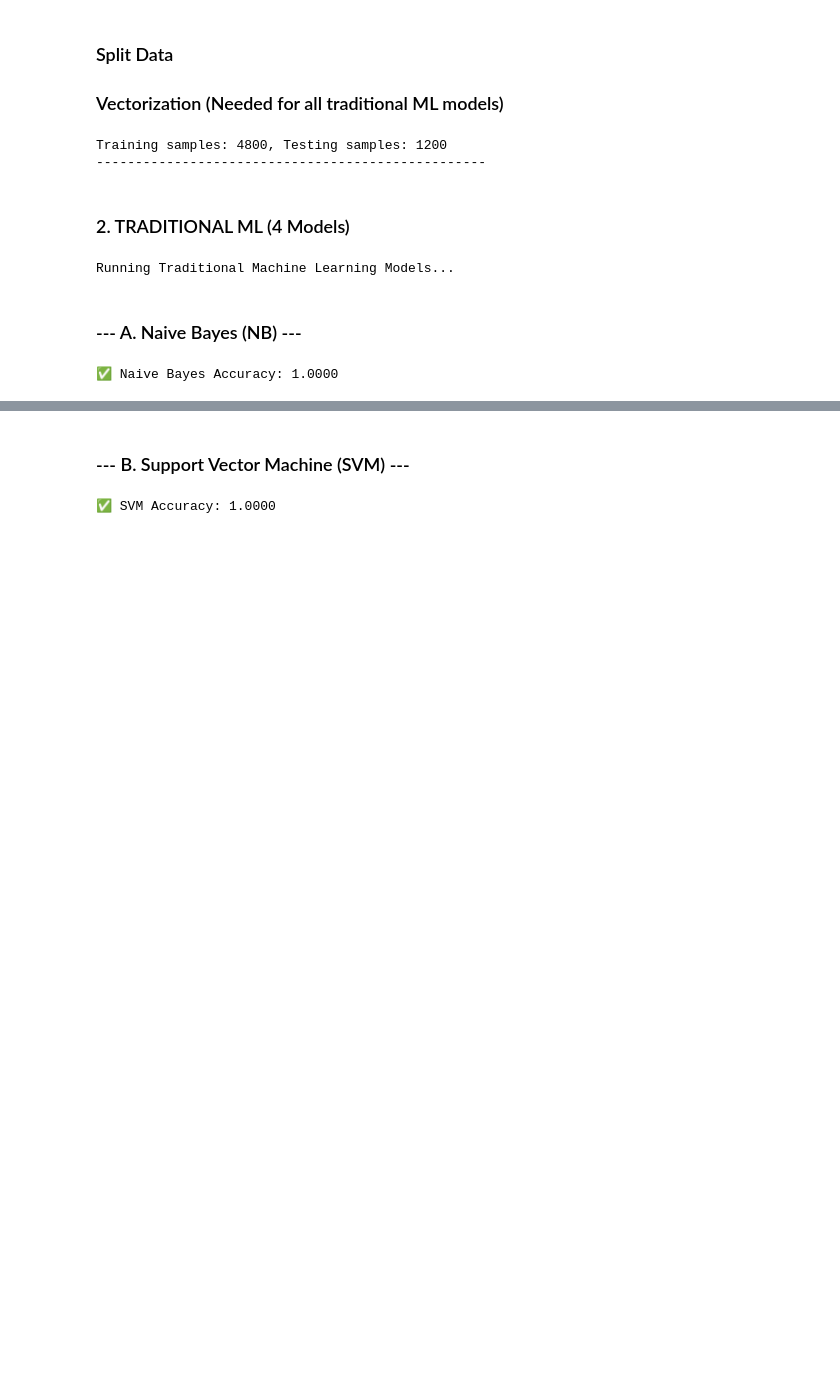
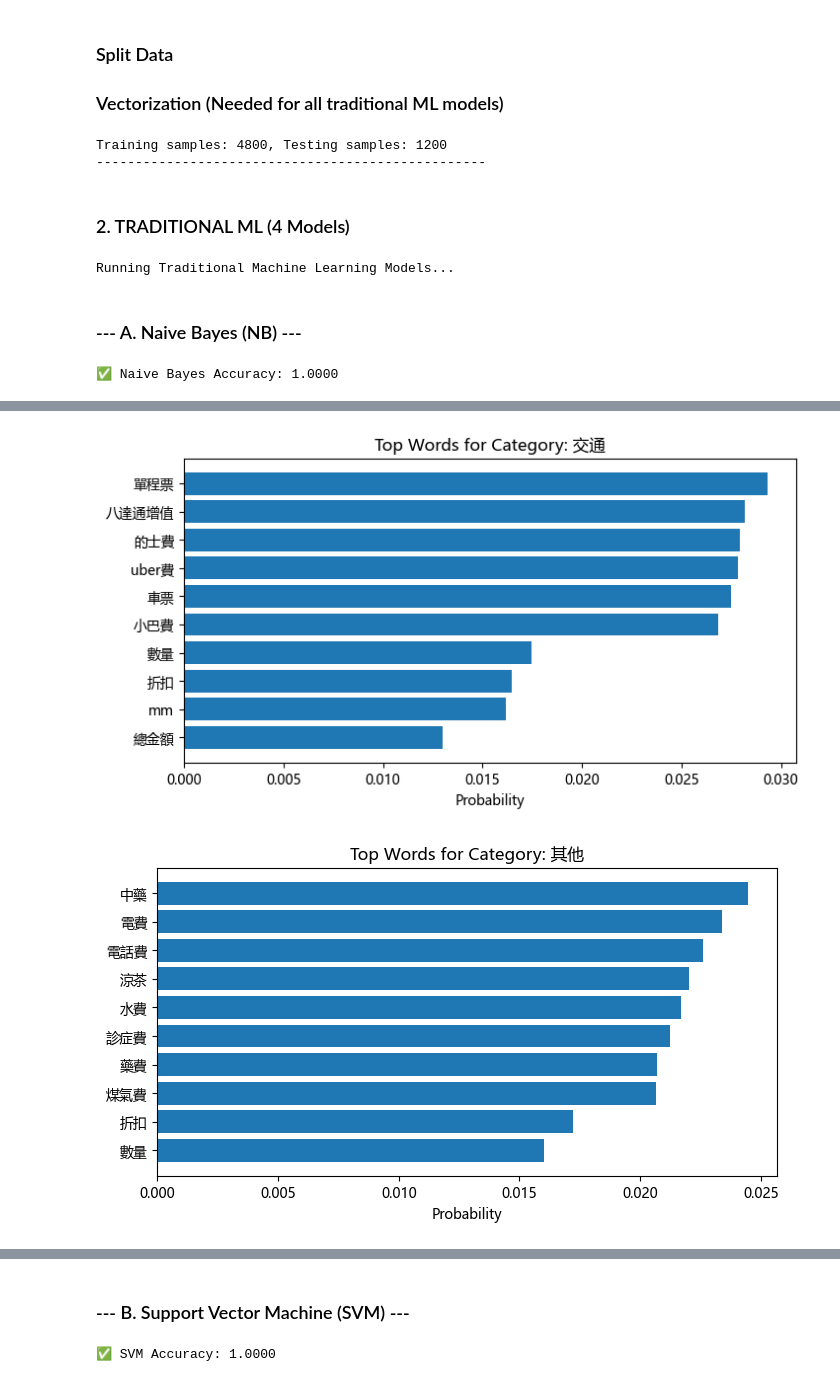
Before and after one commit to EAAI-smart-spend/classification, a Jupyter notebook: Classification.ipynb, the cells around one changed output, grey strips where cells are left out. Cells and saved outputs as stored; diff of their text form; code cells hidden in the pictures; blank space fills up the shorter version.

```diff
--- a/Classification.ipynb
+++ b/Classification.ipynb
@@ -84,0 +115,17 @@ print(f"✅ Naive Bayes Accuracy: {nb_acc:.4f}")
+# %%
+feature_names = vectorizer.get_feature_names_out()
+log_prob = nb_model.feature_log_prob_
+
+for i, class_label in enumerate(nb_model.classes_):
+    top10 = np.argsort(log_prob[i])[-10:]
+    top_words = [feature_names[j] for j in top10]
+    top_scores = log_prob[i][top10]
+
+    plt.figure(figsize=(8, 4))
+    plt.barh(top_words, np.exp(top_scores))  # exp to get actual probabilities
+    plt.title(f'Top Words for Category: {class_label}')
+    plt.xlabel('Probability')
+    plt.show()
+# %% [output]
+[figure, added]
+[figure, added]
```
Also changed, not shown: parts of 22 cells of this notebook, 6 other files.
